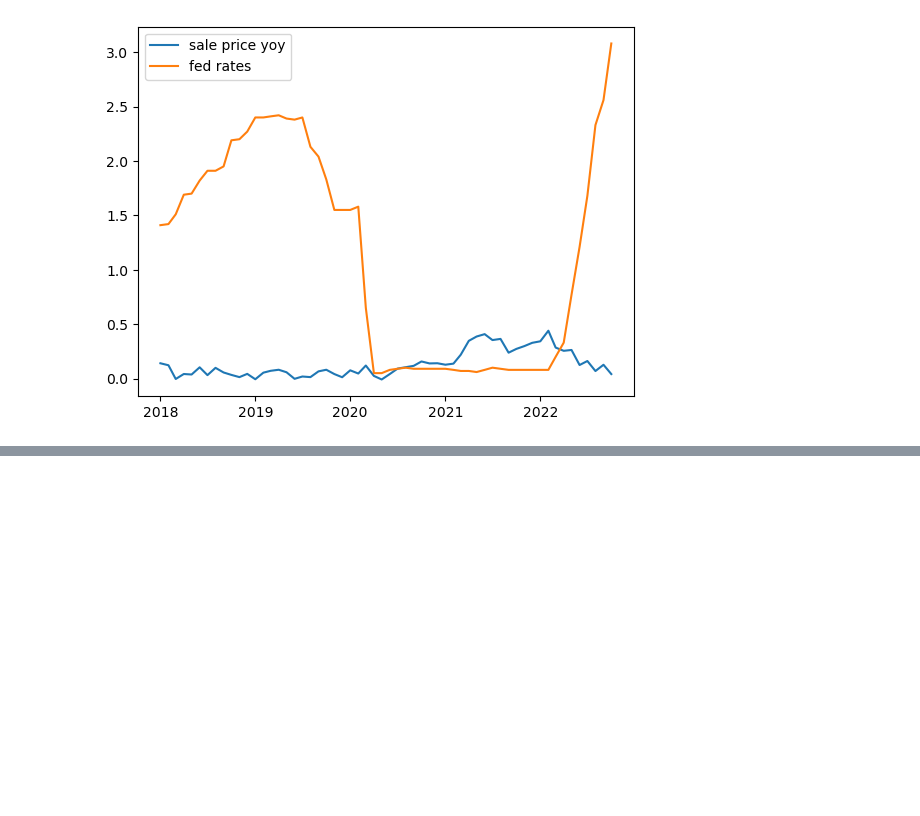
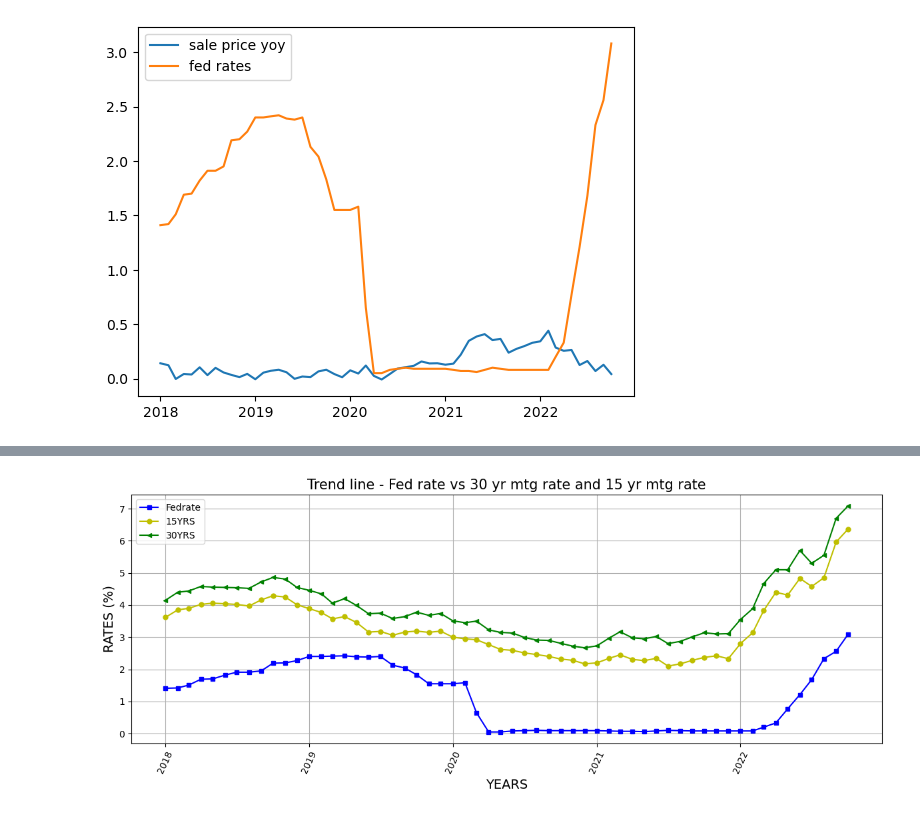
Before and after one commit to zarbin/UTA_Project-1, a Jupyter notebook: sandbox/final_notebook_jb.ipynb, the cells around one changed output, grey strips where cells are left out. Drawn from its saved outputs; the diff is of its cells as text; code cells hidden in the pictures; blank space fills up the shorter version.

```diff
--- a/sandbox/final_notebook_jb.ipynb
+++ b/sandbox/final_notebook_jb.ipynb
@@ -442,0 +493,25 @@ The r-value is: -0.6539981356840394
+# %%
+x1 = rates_final_df['DATE']
+y1 = rates_final_df['FED RATES']
+y2 = rates_final_df['Mtg15']
+y3= rates_final_df['Mtg30']
+
+
+fig1, ax1 = plt.subplots(figsize=(12,5))
+
+plt.plot(x1, y1, markersize=5,marker="s",color="b", label= "Fedrate")
+plt.plot(x1, y2, markersize=5,marker="o",color="y", label= "15YRS")
+plt.plot(x1, y3, markersize=5,marker="<",color="g", label= "30YRS")
+
+plt.title('Trend line - Fed rate vs 30 yr mtg rate and 15 yr mtg rate',fontsize =15)
+plt.xlabel('YEARS',fontsize =14)
+plt.ylabel('RATES (%)',fontsize =14)
+plt.xticks(rotation = 65)
+plt.legend()
+plt.grid()
+
+plt.tight_layout()
+plt.savefig('resources/Fedmtg.jpg')
+plt.show()
+# %% [output]
+[figure, added]
```
Also changed, not shown: parts of 12 cells of this notebook.
